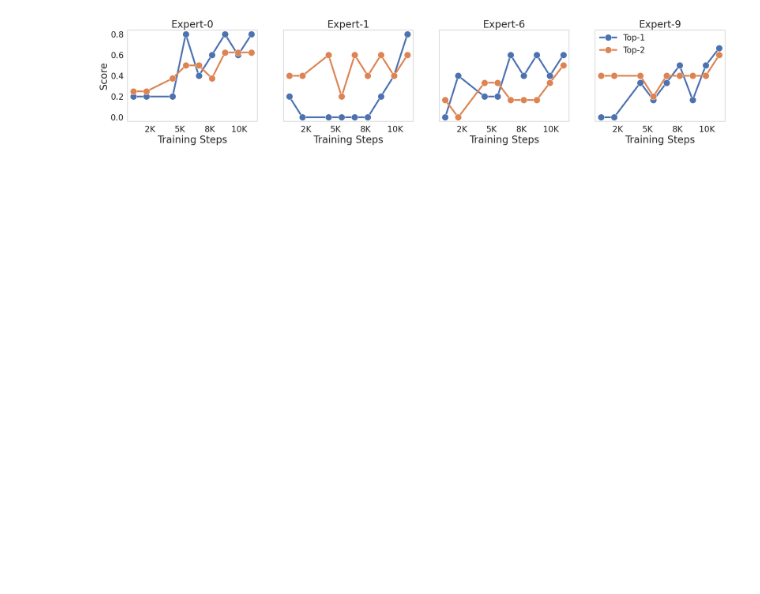
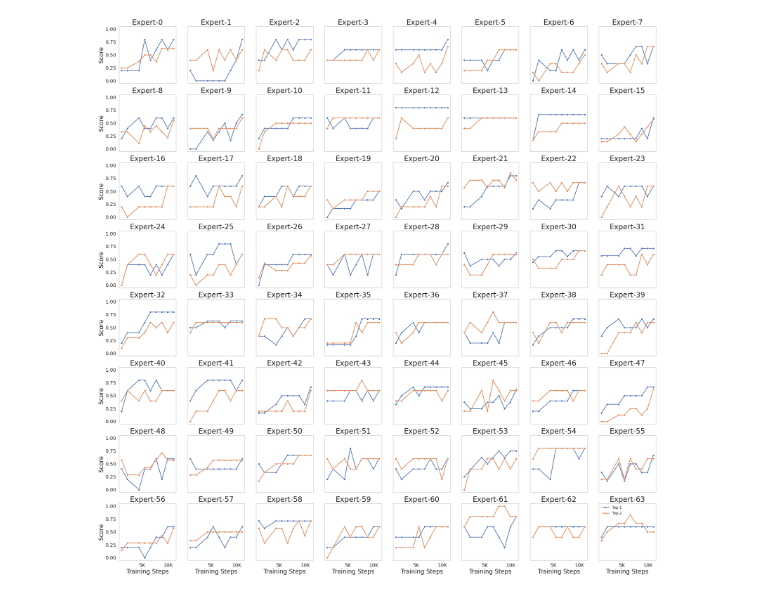
Before and after one commit to ncylich/temporal-moe, a Jupyter notebook: empirical_analysis/plot/expert_specialization.ipynb, the cells around one changed output. Saved outputs shown, nothing was run; the diff lists cells and outputs as text; code cells hidden in the pictures; blank space fills up the shorter version.

Commit message:
revise the plotting scripts

```diff
--- a/empirical_analysis/plot/expert_specialization.ipynb
+++ b/empirical_analysis/plot/expert_specialization.ipynb
@@ -54,7 +54,7 @@ def load(
     pack = specialization.topk(k=top_k)
     return pack.values, pack.indices
 # %%
-expert_indices = torch.tensor([0, 1, 6, 9])
+expert_indices = torch.arange(0, 64)
 
 layer_number, min_samples, top_k = 18, 5, 2
 last_indices = torch.zeros(expert_indices.max() + 1, top_k, dtype=torch.int64)
@@ -154,5 +154,78 @@ file = Path(f"figures/expert-specialization/flame-moe-1.7b/{layer_number}/{joine
 file.parent.mkdir(parents=True, exist_ok=True)
 plt.savefig(file, bbox_inches='tight', pad_inches=0)
 plt.show()
-# %% [output]
-[figure, removed]
+# %%
+import matplotlib as mpl
+import seaborn as sns
+import matplotlib.pyplot as plt
+from matplotlib.ticker import FuncFormatter
+from pathlib import Path
+
+mpl.rcParams['font.family'] = 'Times New Roman'
+
+def human_format(x, pos):
+    if x >= 1e9:
+        return f'{x/1e9:.0f}B'
+    elif x >= 1e6:
+        return f'{x/1e6:.0f}M'
+    elif x >= 1e3:
+        return f'{x/1e3:.0f}K'
+    else:
+        return f'{x}'
+
+sns.set_theme(style="whitegrid")
+
+# Create 8x8 subplots with shared axes
+fig, axes = plt.subplots(8, 8, figsize=(32, 32), sharex=True, sharey=True)
+axes = axes.flatten()
+
+for i, ((expert_id, series), ax) in enumerate(zip(lines, axes)):
+    steps = [step for step, _ in series]
+    value_lists = list(zip(*[vals for _, vals in series]))
+
+    for j, scores in enumerate(value_lists):
+        sns.lineplot(
+            x=steps, y=scores, marker='o',
+            ax=ax, label=f"Top-{j+1}",
+            linewidth=2, markersize=6
+        )
+
+    ax.grid(False)
+    ax.set_title(f"Expert-{expert_id}", fontsize=24)
+
+    # Only leftmost column gets y-axis label
+    if i % 8 == 0:
+        ax.set_ylabel("Score", fontsize=20)
+    else:
+        ax.set_ylabel("")
+
+    # Only bottom row gets x-axis label
+    if i // 8 == 7:
+        ax.set_xlabel("Training Steps", fontsize=20)
+    else:
+        ax.set_xlabel("")
+        ax.tick_params(labelbottom=False)
+
+    ax.tick_params(axis='both', labelsize=16)
+    ax.xaxis.set_major_formatter(FuncFormatter(human_format))
+
+    # Remove legend for all but last used subplot
+    if i != len(lines) - 1:
+        ax.legend_.remove()
+
+# Remove any unused subplots
+for j in range(len(lines), 64):
+    fig.delaxes(axes[j])
+
+# Add legend to last used subplot
+handles, labels = axes[len(lines)-1].get_legend_handles_labels()
+axes[len(lines)-1].legend(handles, labels, loc="upper left", frameon=False, fontsize=12, bbox_to_anchor=(0, 1.02))
+
+# Save figure
+joined_ids = "-".join(str(expert_id) for expert_id, _ in lines)
+file = Path(f"figures/expert-specialization/flame-moe-1.7b/{layer_number}/combined.pdf")
+file.parent.mkdir(parents=True, exist_ok=True)
+plt.savefig(file, bbox_inches='tight', pad_inches=0)
+plt.show()
+# %% [output]
+[figure, added]
```
Also changed, not shown: parts of 1 cell of this notebook, 1 other file.
